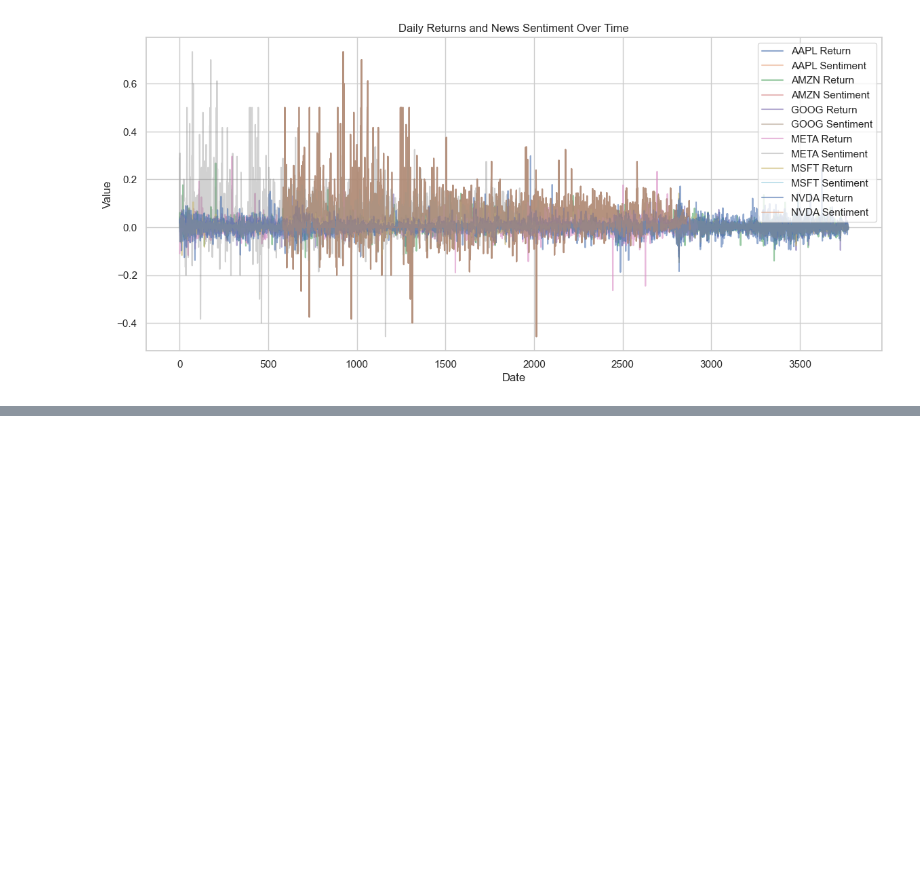
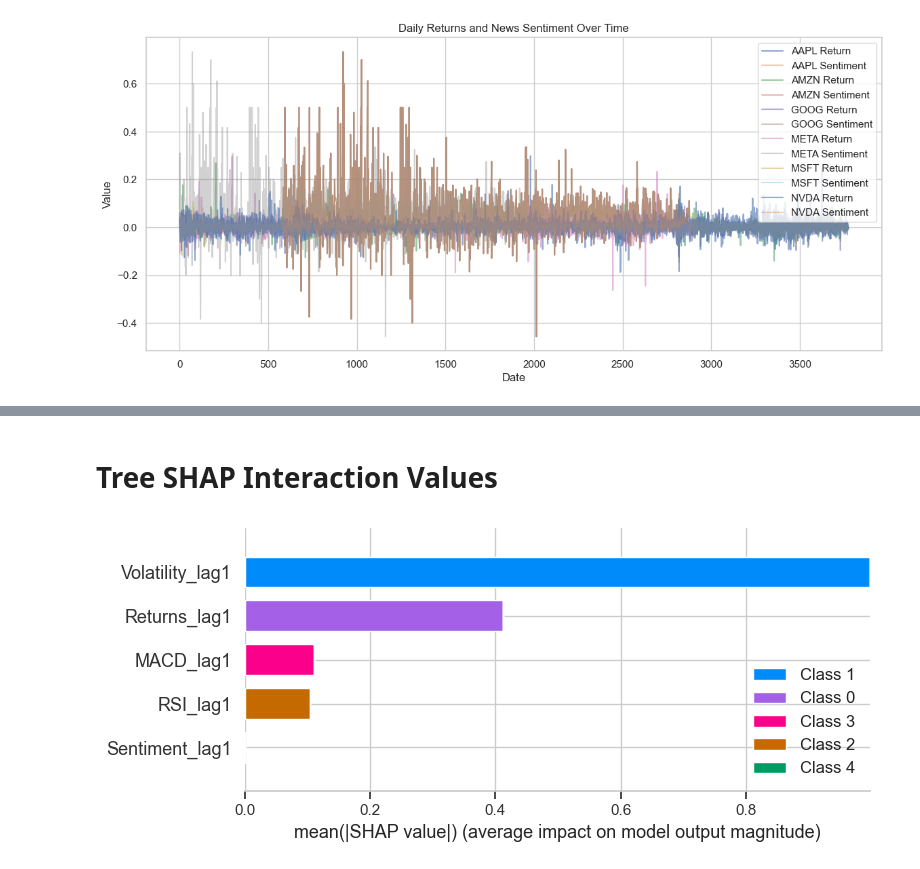
Before and after one commit to Kalalayu/Predicting-Price-Moves-with-News-Sentiment, a Jupyter notebook: notebooks/Task_3_Correlation.ipynb, the cells around one changed output, grey strips where cells are left out. Saved outputs shown, nothing was run; the diff lists cells and outputs as text; code cells hidden in the pictures; blank space fills up the shorter version.

```diff
--- a/notebooks/Task_3_Correlation.ipynb
+++ b/notebooks/Task_3_Correlation.ipynb
@@ -277,0 +935,21 @@ plt.show()
+# %% [markdown]
+# Tree SHAP Interaction Values
+# %%
+import shap
+
+# Create SHAP TreeExplainer for XGBoost
+explainer = shap.TreeExplainer(best_xgb)  # or final_model
+
+# Compute SHAP interaction values
+shap_interaction_values = explainer.shap_interaction_values(X)
+
+# Visualize top interactions (top 10 features)
+shap.summary_plot(
+    shap_interaction_values,
+    X,
+    feature_names=X.columns,
+    max_display=10,     # only top 10 features/interactions
+    plot_type='bar'     # horizontal bar plot
+)
+# %% [output]
+[figure, added]
```
Also changed, not shown: parts of 61 cells of this notebook.
